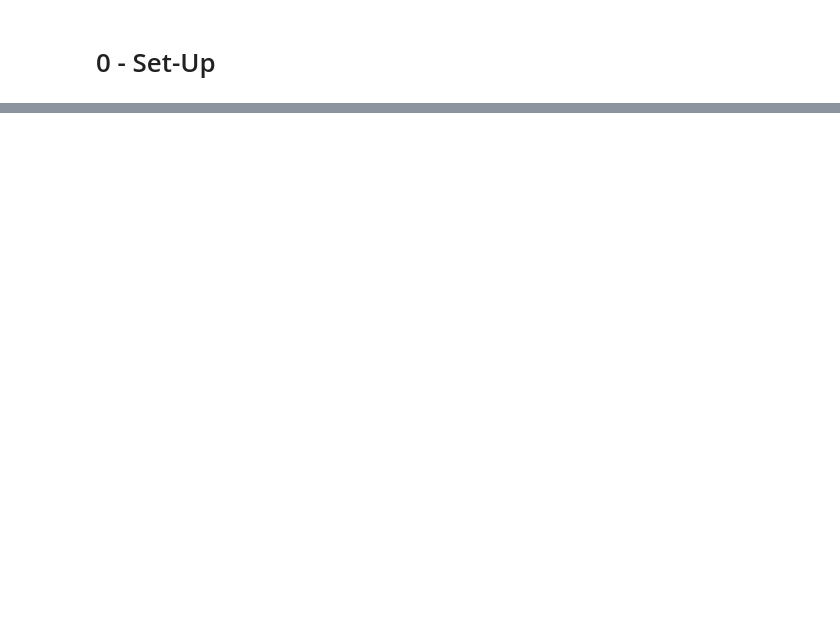
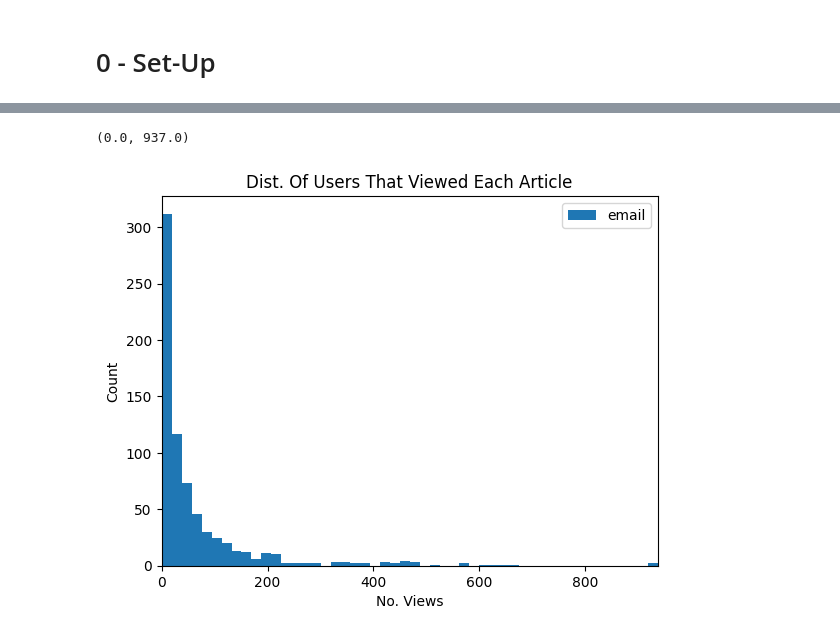
Before and after one commit to Parthian-Sunrise/udacity-ds-recom-engine, a Jupyter notebook: notebooks/recommendation_engine.ipynb, the cells around one changed output, grey strips where cells are left out. Drawn from its saved outputs; the diff is of its cells as text; code cells hidden in the pictures; blank space fills up the shorter version.

```diff
--- a/notebooks/recommendation_engine.ipynb
+++ b/notebooks/recommendation_engine.ipynb
@@ -19,0 +33,3 @@ ModuleNotFoundError: No module named 'local_variables'
+# %%
+df = pd.read_csv(f'{get_root_dir()}/data/user-item-interactions.csv',index_col=0)
+df_content = pd.read_csv(f'{get_root_dir()}/data/articles_community.csv',index_col=0)
@@ -19,0 +69,13 @@ ModuleNotFoundError: No module named 'local_variables'
+# %%
+# Step 1: Views per article
+
+article_view_counts = df[["article_id","email"]].groupby(by="article_id").agg("count")
+
+ax = article_view_counts.plot(kind="hist",bins=50)
+ax.set_title("Dist. of users that viewed each article".title())
+ax.set_xlabel("No. Views")
+ax.set_ylabel("Count")
+ax.set_xlim([0,article_view_counts["email"].max()])
+# %% [output]
+(0.0, 937.0)
+[figure, added]
```
Also changed, not shown: parts of 48 cells of this notebook.
